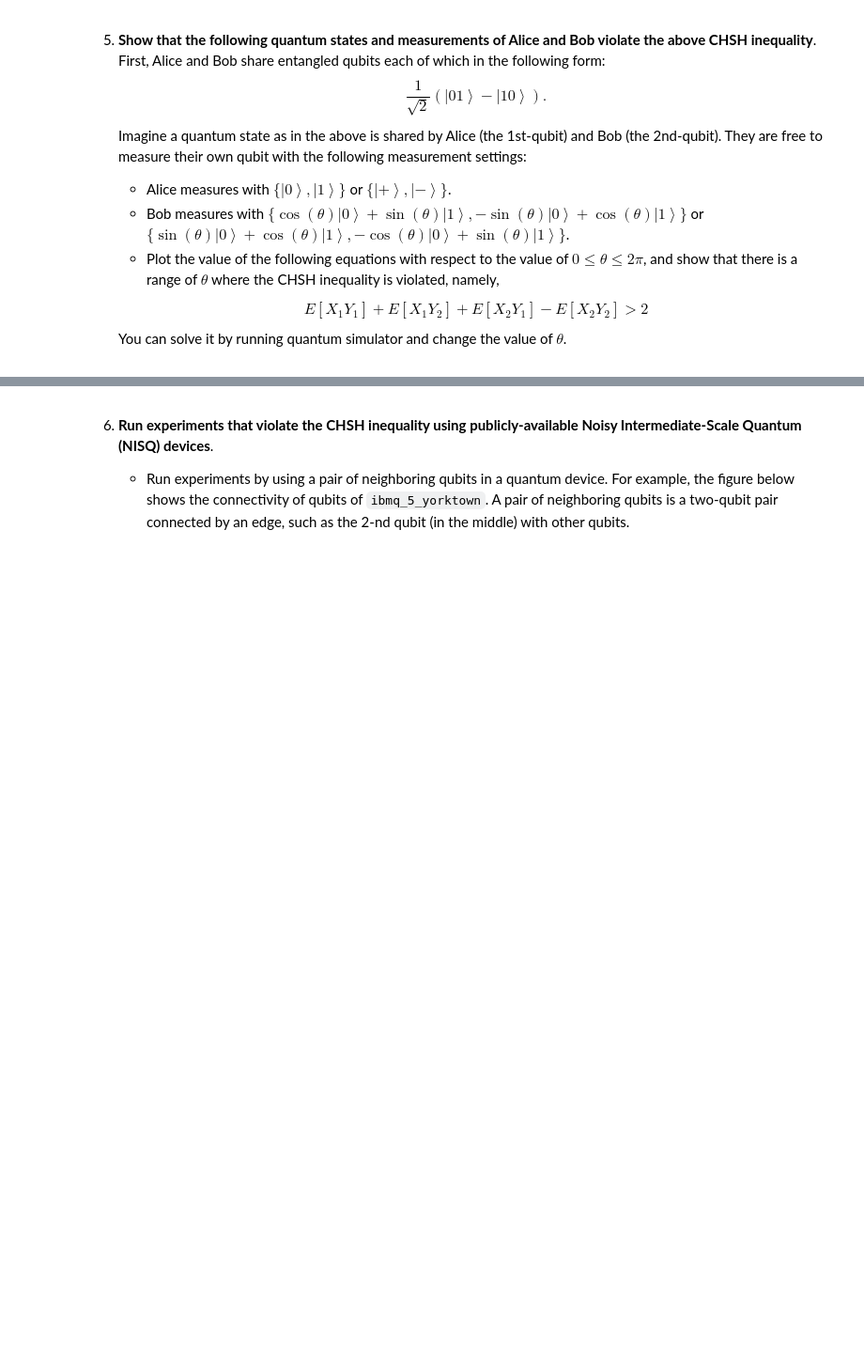
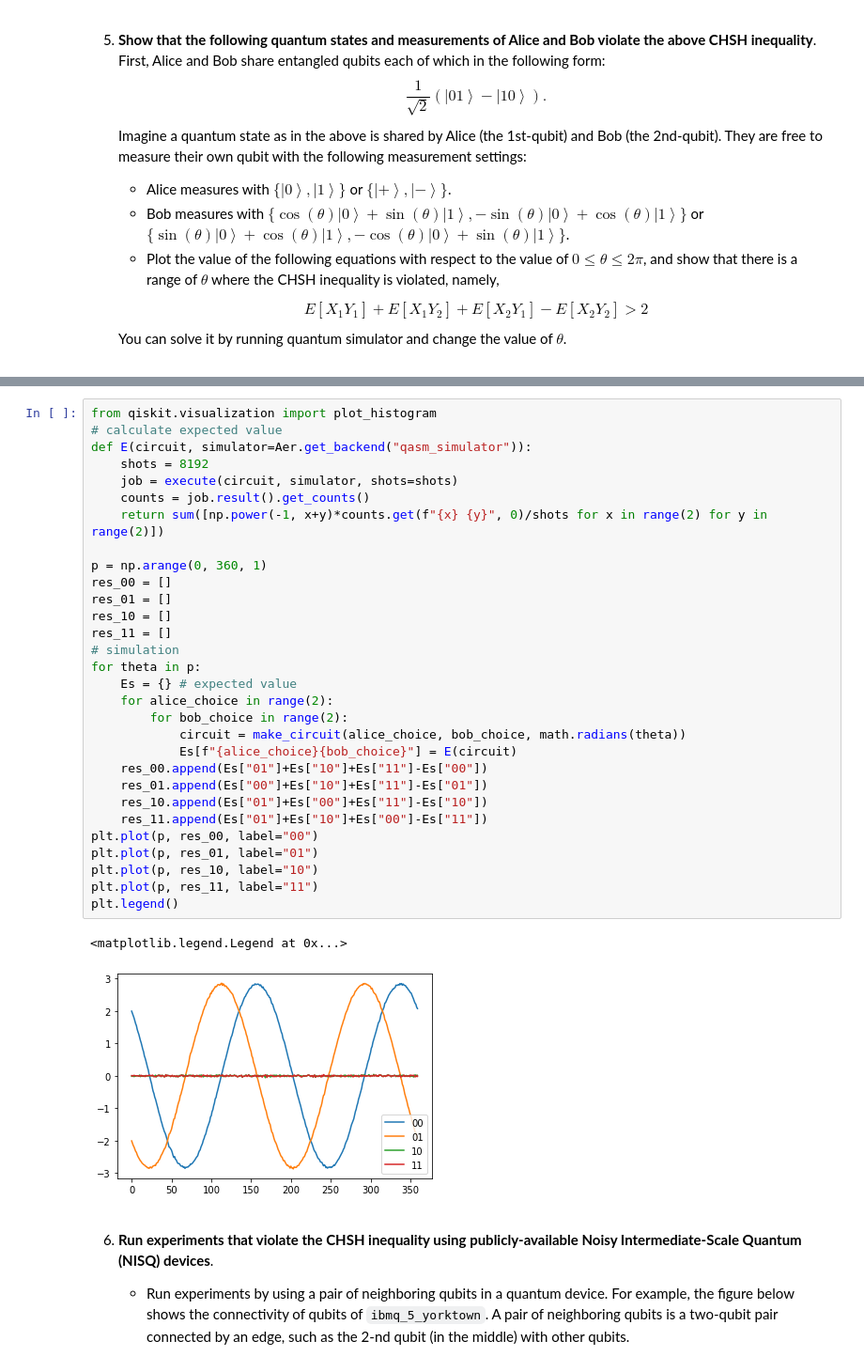
Before and after one commit to ankaisen/quantum-computing, a Jupyter notebook: CHSH_Inequalities.ipynb, the cells around one changed output, grey strips where cells are left out. Shown at 94% size. Cells and saved outputs as stored; diff of their text form; blank space fills up the shorter version.

```diff
--- a/CHSH_Inequalities.ipynb
+++ b/CHSH_Inequalities.ipynb
@@ -182,3 +138,36 @@ for angle in range(360):
+# %%
+from qiskit.visualization import plot_histogram
+# calculate expected value
+def E(circuit, simulator=Aer.get_backend("qasm_simulator")):
+    shots = 8192
+    job = execute(circuit, simulator, shots=shots)
+    counts = job.result().get_counts()
+    return sum([np.power(-1, x+y)*counts.get(f"{x} {y}", 0)/shots for x in range(2) for y in range(2)])
+
+p = np.arange(0, 360, 1)
+res_00 = []
+res_01 = []
+res_10 = []
+res_11 = []
+# simulation
+for theta in p:
+    Es = {} # expected value
+    for alice_choice in range(2):
+        for bob_choice in range(2):
+            circuit = make_circuit(alice_choice, bob_choice, math.radians(theta))
+            Es[f"{alice_choice}{bob_choice}"] = E(circuit)
+    res_00.append(Es["01"]+Es["10"]+Es["11"]-Es["00"])
+    res_01.append(Es["00"]+Es["10"]+Es["11"]-Es["01"])
+    res_10.append(Es["01"]+Es["00"]+Es["11"]-Es["10"])
+    res_11.append(Es["01"]+Es["10"]+Es["00"]-Es["11"])
+plt.plot(p, res_00, label="00")
+plt.plot(p, res_01, label="01")
+plt.plot(p, res_10, label="10")
+plt.plot(p, res_11, label="11")
+plt.legend()
+# %% [output]
+<matplotlib.legend.Legend at 0x...>
+[figure, added]
 # %% [markdown]
 6. **Run experiments that violate the CHSH inequality using publicly-available Noisy Intermediate-Scale Quantum (NISQ) devices**.
     + Run experiments by using a pair of neighboring qubits in a quantum device. For example, the figure below shows the connectivity of qubits of `ibmq_5_yorktown`. A pair of neighboring qubits is a two-qubit pair connected by an edge, such as the 2-nd qubit (in the middle) with other qubits.
```
Also changed, not shown: parts of 2 cells of this notebook.
